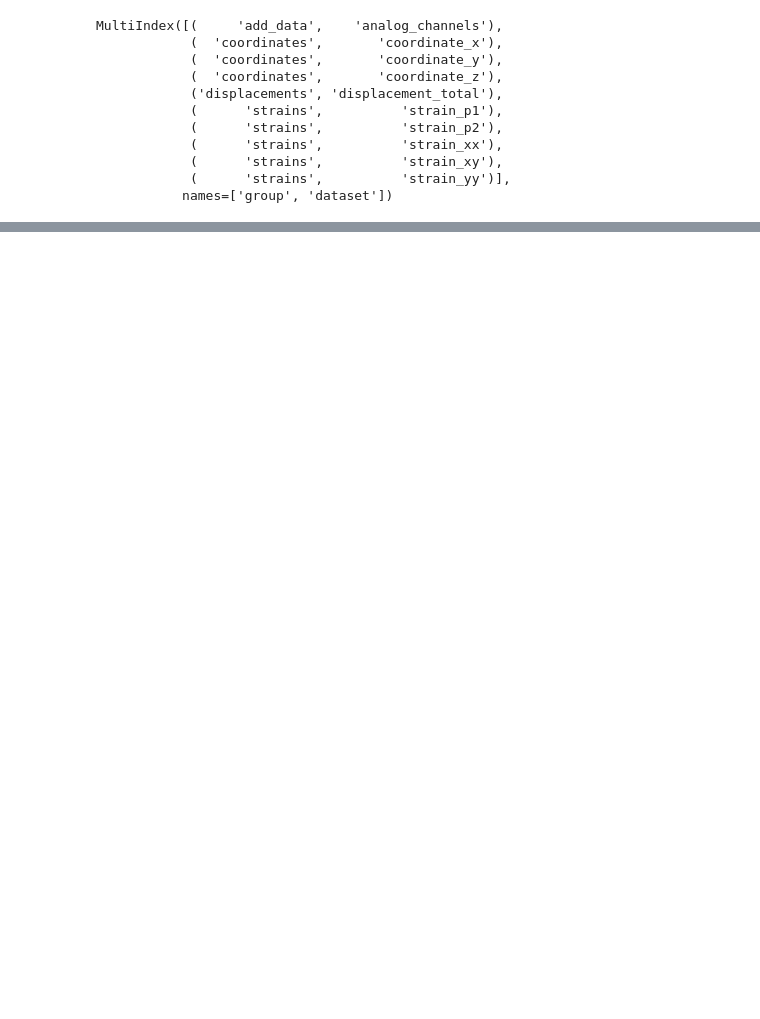
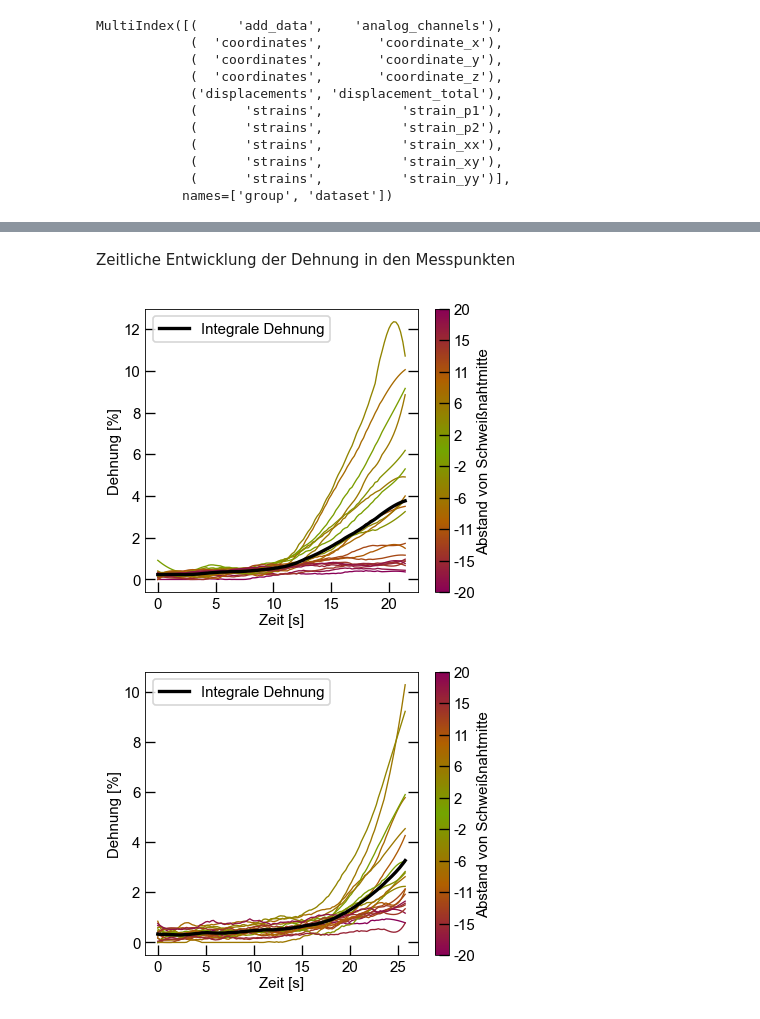
Before and after one commit to KMDE-10/DIC, a Jupyter notebook: Schweißen_Schneiden.ipynb, the cells around one changed output, grey strips where cells are left out. Cells and saved outputs as stored; diff of their text form; code cells hidden in the pictures; blank space fills up the shorter version.

```diff
--- a/Schweißen_Schneiden.ipynb
+++ b/Schweißen_Schneiden.ipynb
@@ -50,0 +60,8 @@ def mult_save(fig,path,name):
+# %%
+from matplotlib.colors import ListedColormap, LinearSegmentedColormap
+nodes = [0,0.45, 0.5,  0.55,1]
+colors = ['#890056','#B06000', '#74A500', '#B06000', '#890056']
+cmap1 = LinearSegmentedColormap.from_list("mycmap", colors)
+cmap2 = LinearSegmentedColormap.from_list("mycmap", list(zip(nodes, colors)))
+from matplotlib import cm as cms
+viridis= cms.get_cmap('viridis', 21)
@@ -164,0 +176,65 @@ _8mmGW
+# %%
+_6mmSG_points=get_data_from_points2df(_6mmSG.loc[:,('strains','strain_p1')],sorted(get_measurement_points(resolution,40,95,2,int(get_horizontal_middle(_6mmSG)))))
+_8mmSG_points=get_data_from_points2df(_8mmSG.loc[:,('strains','strain_p1')],sorted(get_measurement_points(resolution,40,115,2,int(get_horizontal_middle(_8mmSG)))))
+_8mmGW_points=get_data_from_points2df(_8mmGW.loc[:,('strains','strain_p1')],sorted(get_measurement_points(resolution,40,117,2,int(get_horizontal_middle(_8mmGW)))))
+
+_6mmSG_points_smooth=smooth_columnsofdf(_6mmSG_points)
+_8mmSG_points_smooth=smooth_columnsofdf(_8mmSG_points)
+_8mmGW_points_smooth=smooth_columnsofdf(_8mmGW_points)
+# %% [markdown]
+Zeitliche Entwicklung der Dehnung in den Messpunkten
+# %%
+fig, ax=subplots((9,8),1,1,7.2,6)
+df=_6mmSG_points_smooth
+columnlength=len(df.columns)
+from matplotlib import colors
+values= range(columnlength)
+norm=colors.Normalize(0,columnlength,clip=True)
+mapper=cms.ScalarMappable(norm=norm,cmap=cmap1)
+
+
+for idx,col in enumerate(df.columns):
+    ax.plot(np.arange(len(df.index))/5,df[col],'-',color=mapper.to_rgba(idx))
+ax.plot(np.arange(len(df.index))/5,df.mean(axis=1),lw=2,color='k',label='Integrale Dehnung')
+ax.set_xlabel('Zeit [s]')
+ax.set_ylabel('Dehnung [%]')
+"""ax.text(5.5,1.8,'Integrale Dehnung',ha='center',va='bottom')
+#ax.arrow(,,zorder=10,arrowprops=dict(arrowstyle="->"))
+ax.annotate("", xy=(5,1.8), xytext=(10,0.7),
+            arrowprops=dict(arrowstyle="<-"))"""
+cb=fig.colorbar(mapper)
+cb.set_ticks(np.linspace(0,21,10))
+cb.set_ticklabels(np.linspace(-20,20,10).astype(int))
+cb.set_label('Abstand von Schweißnahtmitte')
+ax.legend()
+plt.show()
+mult_save(fig,exportpath,'blumenstrauß_6mmSG')
+
+fig, ax=subplots((9,8),1,1,7.2,6)
+df=_8mmSG_points_smooth
+columnlength=len(df.columns)
+from matplotlib import colors
+values= range(columnlength)
+norm=colors.Normalize(0,columnlength,clip=True)
+mapper=cms.ScalarMappable(norm=norm,cmap=cmap1)
+
+
+for idx,col in enumerate(df.columns):
+    ax.plot(np.arange(len(df.index))/5,df[col],'-',color=mapper.to_rgba(idx))
+ax.plot(np.arange(len(df.index))/5,df.mean(axis=1),lw=2,color='k',label='Integrale Dehnung')
+ax.set_xlabel('Zeit [s]')
+ax.set_ylabel('Dehnung [%]')
+"""ax.text(5.5,1.8,'Integrale Dehnung',ha='center',va='bottom')
+#ax.arrow(,,zorder=10,arrowprops=dict(arrowstyle="->"))
+ax.annotate("", xy=(5,1.8), xytext=(10,0.7),
+            arrowprops=dict(arrowstyle="<-"))"""
+cb=fig.colorbar(mapper)
+cb.set_ticks(np.linspace(0,21,10))
+cb.set_ticklabels(np.linspace(-20,20,10).astype(int))
+cb.set_label('Abstand von Schweißnahtmitte')
+ax.legend()
+plt.show()
+mult_save(fig,exportpath,'blumenstrauß_8mmSG')
+# %% [output]
+[figure, added]
+[figure, added]
```
Also changed, not shown: parts of 22 cells of this notebook, 3 other files.
